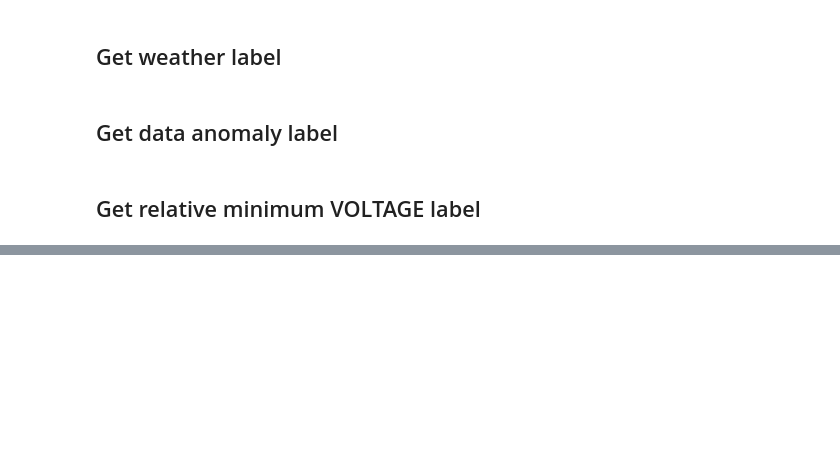
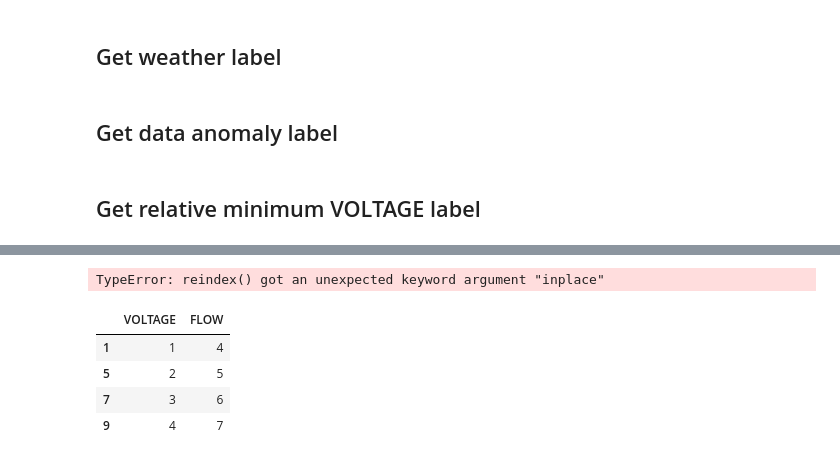
Before and after one commit to HarryLe95/Consilium_ROC_HOANG, a Jupyter notebook: app/BayesianLabel_Example copy.ipynb, the cells around one changed output, grey strips where cells are left out. Cells and saved outputs as stored; diff of their text form; code cells hidden in the pictures; blank space fills up the shorter version.

```diff
--- a/app/BayesianLabel_Example copy.ipynb
+++ b/app/BayesianLabel_Example copy.ipynb
@@ -256,0 +278,15 @@ for well in ["WKT3",'YAN1L', 'YAN2L', 'YAN2U', 'YAN4U', 'YAN8L']:#wells:
+# %%
+x = pd.DataFrame({"VOLTAGE":[1,2,3,4],"FLOW":[4,5,6,7]})
+x.index = pd.Index([1,5,7,9])
+# %%
+x.reindex(np.arange(9),inplace=True)
+# %% [output]
+TypeError: reindex() got an unexpected keyword argument "inplace"
+# %%
+x
+# %% [output]
+|  | VOLTAGE | FLOW |
+| 1 | 1 | 4 |
+| 5 | 2 | 5 |
+| 7 | 3 | 6 |
+| 9 | 4 | 7 |
```
Also changed, not shown: parts of 3 cells of this notebook.
